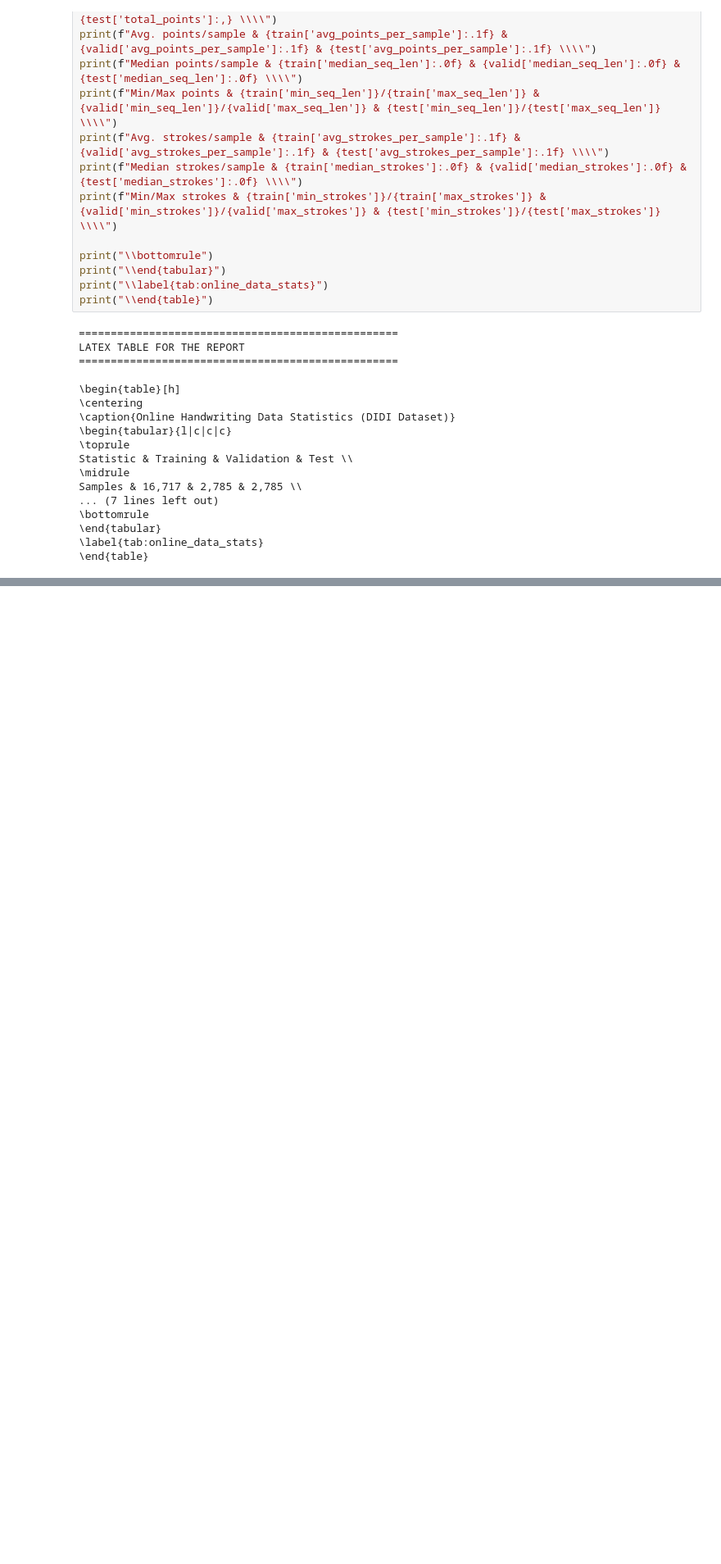
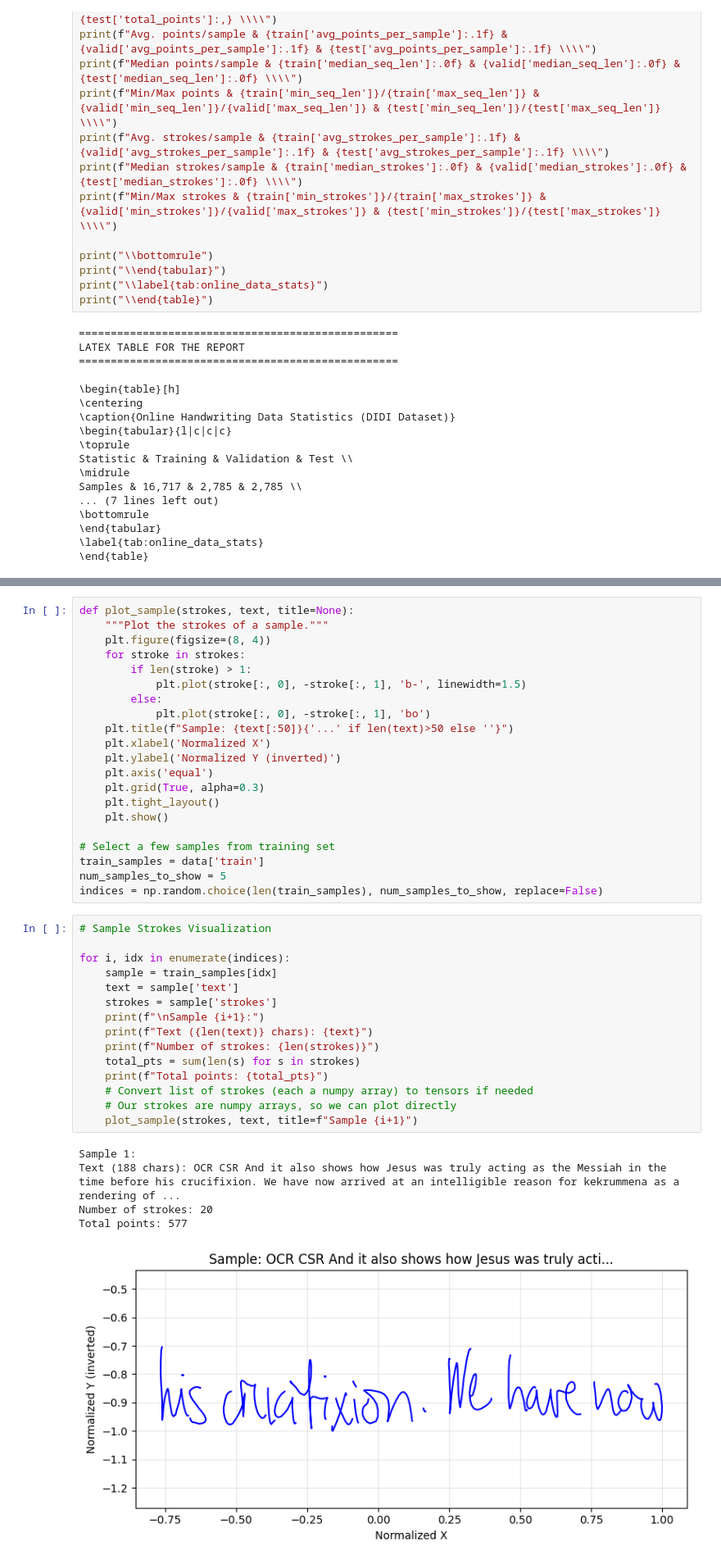
Before and after one commit to kanitafro/MuDi-HTR, a Jupyter notebook: experiments/notebooks/eda.ipynb, the cells around one changed output, grey strips where cells are left out. Shown at 82% size. Saved outputs shown, nothing was run; the diff lists cells and outputs as text; blank space fills up the shorter version.

```diff
--- a/experiments/notebooks/eda.ipynb
+++ b/experiments/notebooks/eda.ipynb
@@ -356,0 +547,42 @@ Samples & 16,717 & 2,785 & 2,785 \\
+# %%
+def plot_sample(strokes, text, title=None):
+    """Plot the strokes of a sample."""
+    plt.figure(figsize=(8, 4))
+    for stroke in strokes:
+        if len(stroke) > 1:
+            plt.plot(stroke[:, 0], -stroke[:, 1], 'b-', linewidth=1.5)
+        else:
+            plt.plot(stroke[:, 0], -stroke[:, 1], 'bo')
+    plt.title(f"Sample: {text[:50]}{'...' if len(text)>50 else ''}")
+    plt.xlabel('Normalized X')
+    plt.ylabel('Normalized Y (inverted)')
+    plt.axis('equal')
+    plt.grid(True, alpha=0.3)
+    plt.tight_layout()
+    plt.show()
+
+# Select a few samples from training set
+train_samples = data['train']
+num_samples_to_show = 5
+indices = np.random.choice(len(train_samples), num_samples_to_show, replace=False)
+# %%
+# Sample Strokes Visualization
+
+for i, idx in enumerate(indices):
+    sample = train_samples[idx]
+    text = sample['text']
+    strokes = sample['strokes']
+    print(f"\nSample {i+1}:")
+    print(f"Text ({len(text)} chars): {text}")
+    print(f"Number of strokes: {len(strokes)}")
+    total_pts = sum(len(s) for s in strokes)
+    print(f"Total points: {total_pts}")
+    # Convert list of strokes (each a numpy array) to tensors if needed
+    # Our strokes are numpy arrays, so we can plot directly
+    plot_sample(strokes, text, title=f"Sample {i+1}")
+# %% [output]
+Sample 1:
+Text (188 chars): OCR CSR And it also shows how Jesus was truly acting as the Messiah in the time before his crucifixion. We have now arrived at an intelligible reason for kekrummena as a rendering of ...
+Number of strokes: 20
+Total points: 577
+[figure, added]
```
Also changed, not shown: parts of 20 cells of this notebook, 4 other files.
